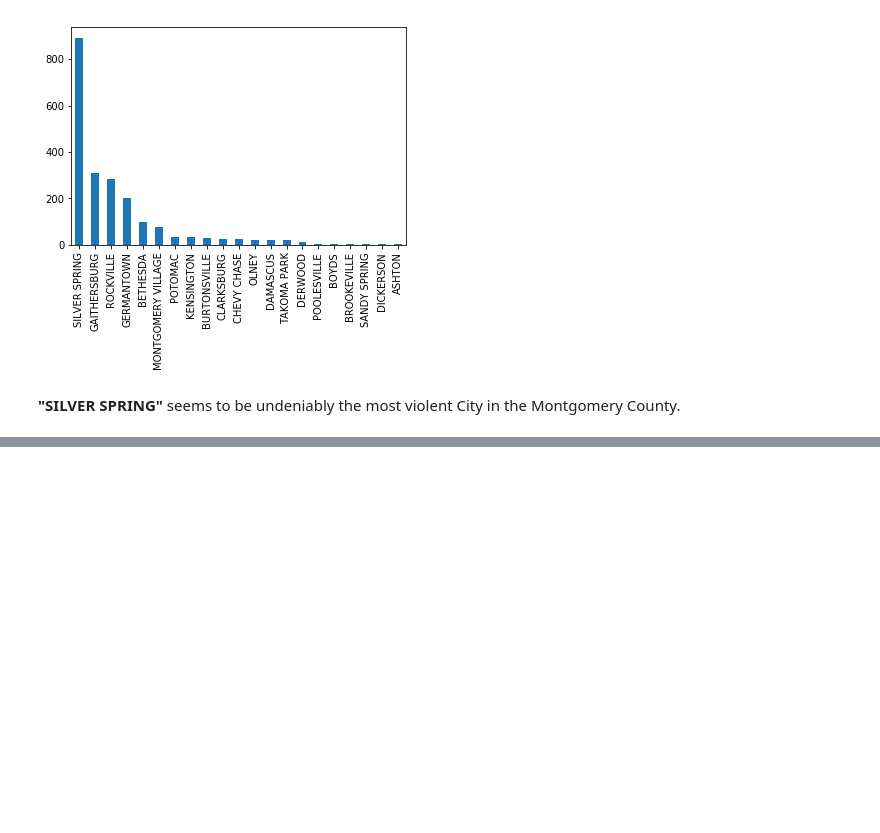
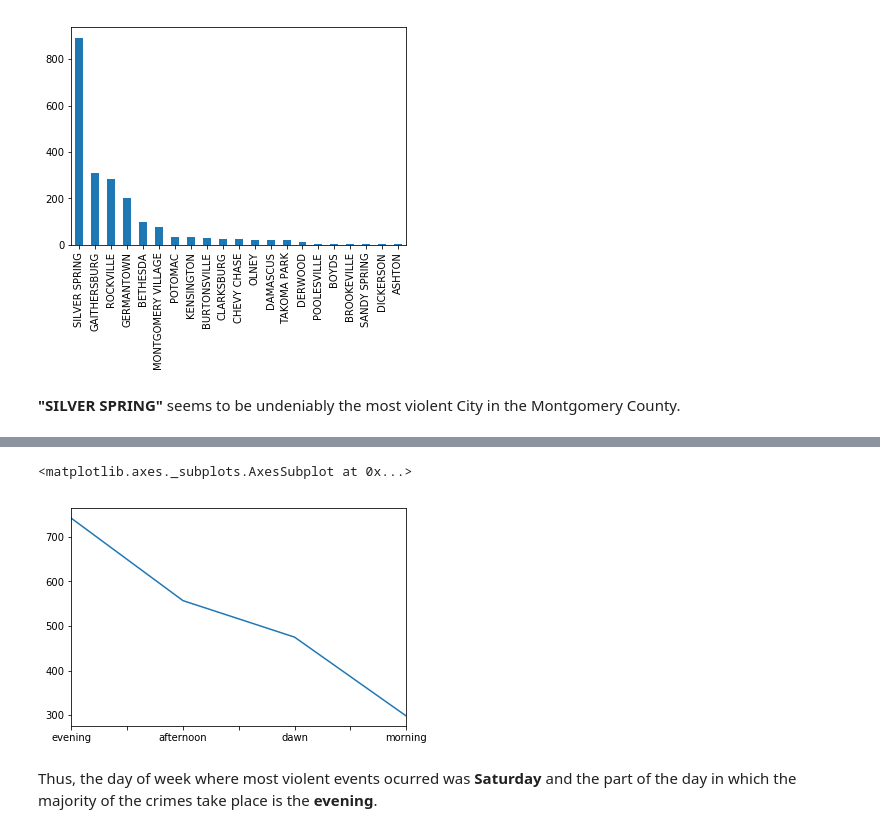
Before and after one commit to aguinaldoabbj/Finding-Patterns-in-Crime, a Jupyter notebook: Project1.ipynb, the cells around one changed output, grey strips where cells are left out. Drawn from its saved outputs; the diff is of its cells as text; code cells hidden in the pictures; blank space fills up the shorter version.

```diff
--- a/Project1.ipynb
+++ b/Project1.ipynb
@@ -726,0 +753,7 @@ crimes[crimes.is_violent == True]['City'].value_counts().plot(kind='bar')
+# %%
+crimes_window[crimes.is_violent == True].crimes_period.value_counts().plot()
+# %% [output]
+<matplotlib.axes._subplots.AxesSubplot at 0x...>
+[figure, added]
+# %% [markdown]
+Thus, the day of week where most violent events ocurred was **Saturday** and the part of the day in which the majority of the crimes take place is the **evening**.
```
Also changed, not shown: parts of 4 cells of this notebook.
